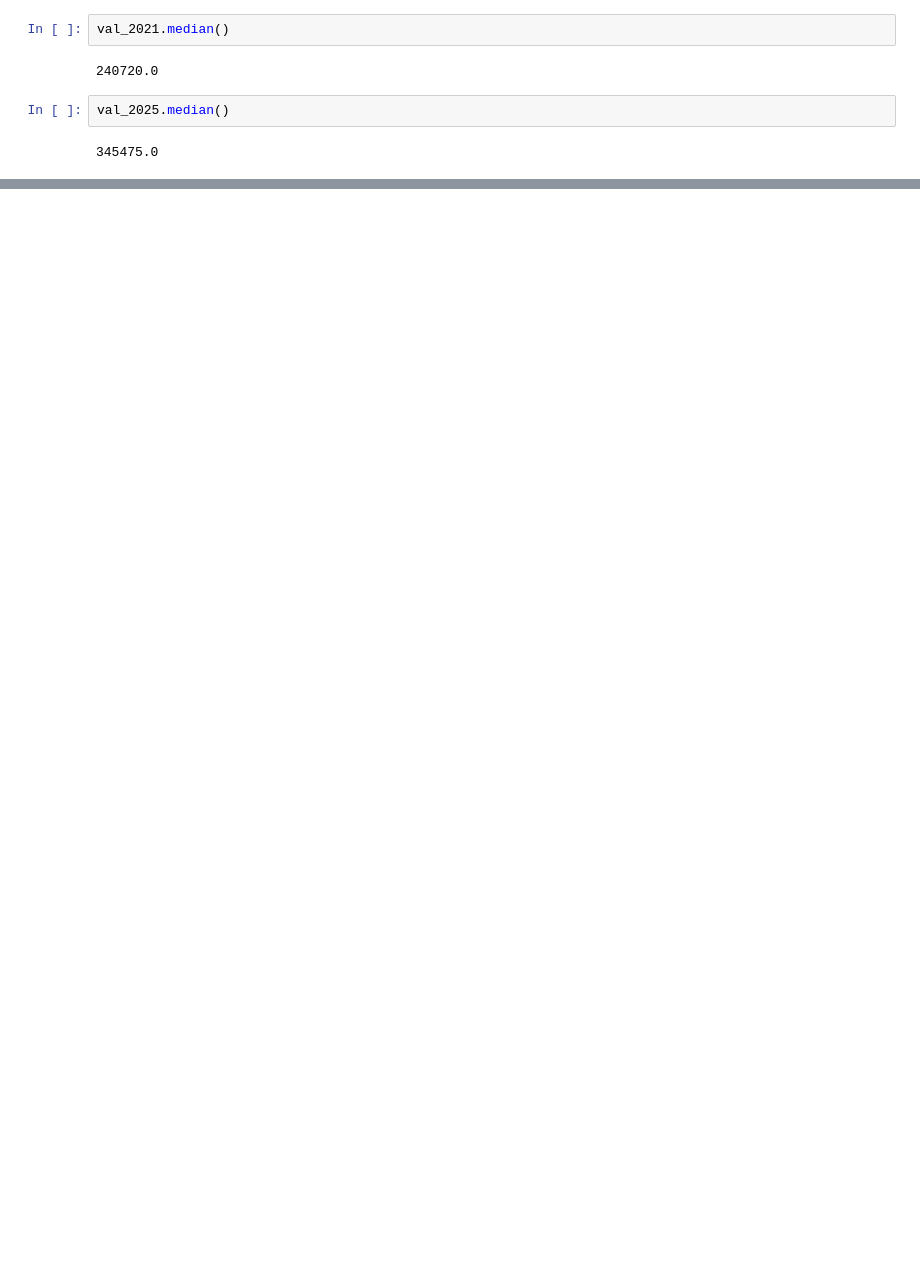
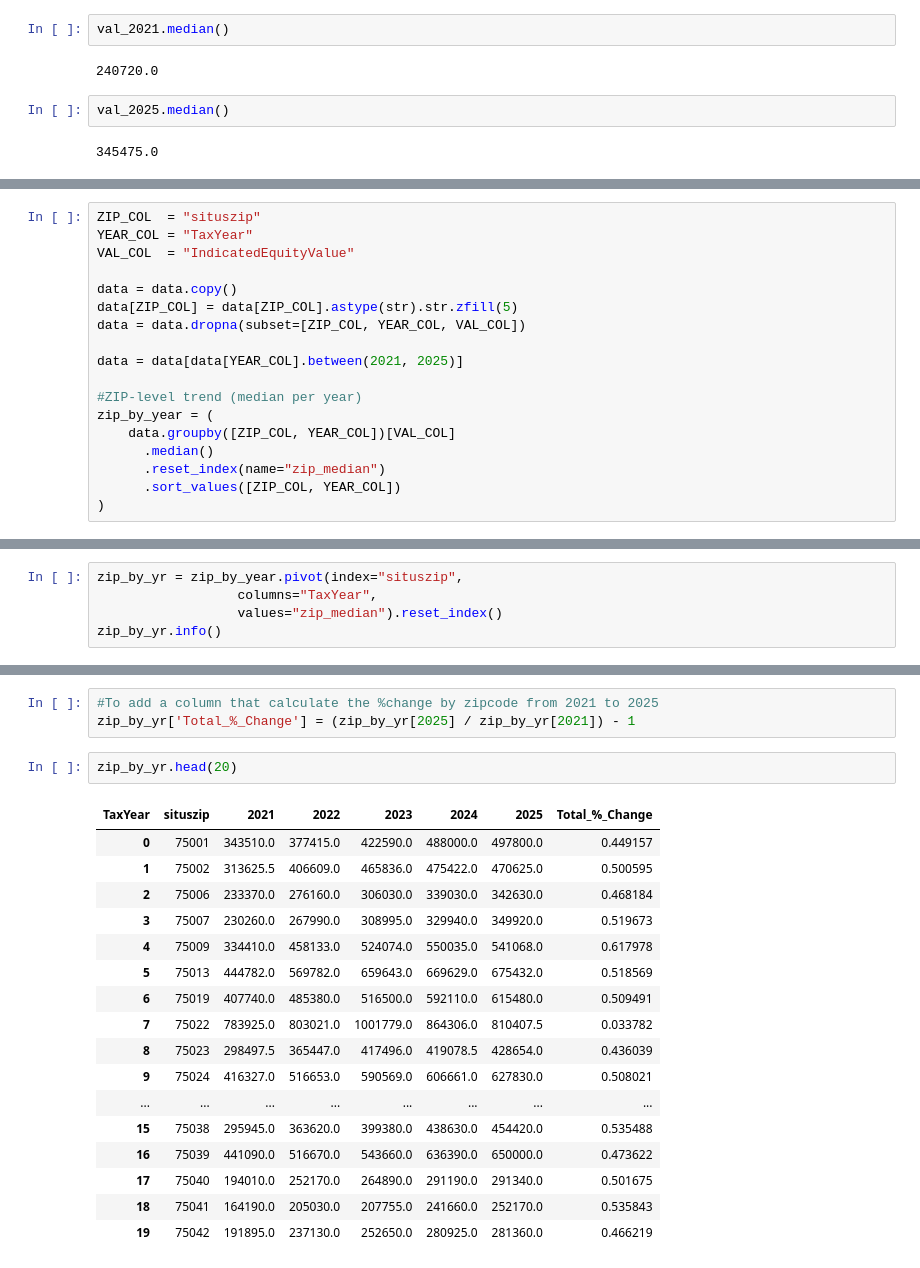
Before and after one commit to d-monkey-CG/DFW-Residential-Housing-Price-Predictor, a Jupyter notebook: DFW_Home_Price_EDA.ipynb, the cells around one changed output, grey strips where cells are left out. Cells and saved outputs as stored; diff of their text form; blank space fills up the shorter version.

```diff
--- a/DFW_Home_Price_EDA.ipynb
+++ b/DFW_Home_Price_EDA.ipynb
@@ -161,0 +166,18 @@ The median home appraisal value difference from 2021 - 2025 is 0.435173645729478
+# %%
+ZIP_COL  = "situszip"
+YEAR_COL = "TaxYear"
+VAL_COL  = "IndicatedEquityValue"
+
+data = data.copy()
+data[ZIP_COL] = data[ZIP_COL].astype(str).str.zfill(5)
+data = data.dropna(subset=[ZIP_COL, YEAR_COL, VAL_COL])
+
+data = data[data[YEAR_COL].between(2021, 2025)]
+
+#ZIP-level trend (median per year)
+zip_by_year = (
+    data.groupby([ZIP_COL, YEAR_COL])[VAL_COL]
+      .median()
+      .reset_index(name="zip_median")
+      .sort_values([ZIP_COL, YEAR_COL])
+)
@@ -161,0 +197,5 @@ The median home appraisal value difference from 2021 - 2025 is 0.435173645729478
+# %%
+zip_by_yr = zip_by_year.pivot(index="situszip",
+                  columns="TaxYear",
+                  values="zip_median").reset_index()
+zip_by_yr.info()
@@ -161,0 +216,23 @@ The median home appraisal value difference from 2021 - 2025 is 0.435173645729478
+# %%
+#To add a column that calculate the %change by zipcode from 2021 to 2025
+zip_by_yr['Total_%_Change'] = (zip_by_yr[2025] / zip_by_yr[2021]) - 1
+# %%
+zip_by_yr.head(20)
+# %% [output]
+| TaxYear | situszip | 2021 | 2022 | 2023 | 2024 | 2025 | Total_%_Change |
+| 0 | 75001 | 343510.0 | 377415.0 | 422590.0 | 488000.0 | 497800.0 | 0.449157 |
+| 1 | 75002 | 313625.5 | 406609.0 | 465836.0 | 475422.0 | 470625.0 | 0.500595 |
+| 2 | 75006 | 233370.0 | 276160.0 | 306030.0 | 339030.0 | 342630.0 | 0.468184 |
+| 3 | 75007 | 230260.0 | 267990.0 | 308995.0 | 329940.0 | 349920.0 | 0.519673 |
+| 4 | 75009 | 334410.0 | 458133.0 | 524074.0 | 550035.0 | 541068.0 | 0.617978 |
+| 5 | 75013 | 444782.0 | 569782.0 | 659643.0 | 669629.0 | 675432.0 | 0.518569 |
+| 6 | 75019 | 407740.0 | 485380.0 | 516500.0 | 592110.0 | 615480.0 | 0.509491 |
+| 7 | 75022 | 783925.0 | 803021.0 | 1001779.0 | 864306.0 | 810407.5 | 0.033782 |
+| 8 | 75023 | 298497.5 | 365447.0 | 417496.0 | 419078.5 | 428654.0 | 0.436039 |
+| 9 | 75024 | 416327.0 | 516653.0 | 590569.0 | 606661.0 | 627830.0 | 0.508021 |
+| ... | ... | ... | ... | ... | ... | ... | ... |
+| 15 | 75038 | 295945.0 | 363620.0 | 399380.0 | 438630.0 | 454420.0 | 0.535488 |
+| 16 | 75039 | 441090.0 | 516670.0 | 543660.0 | 636390.0 | 650000.0 | 0.473622 |
+| 17 | 75040 | 194010.0 | 252170.0 | 264890.0 | 291190.0 | 291340.0 | 0.501675 |
+| 18 | 75041 | 164190.0 | 205030.0 | 207755.0 | 241660.0 | 252170.0 | 0.535843 |
+| 19 | 75042 | 191895.0 | 237130.0 | 252650.0 | 280925.0 | 281360.0 | 0.466219 |
```
Also changed, not shown: parts of 19 cells of this notebook.
